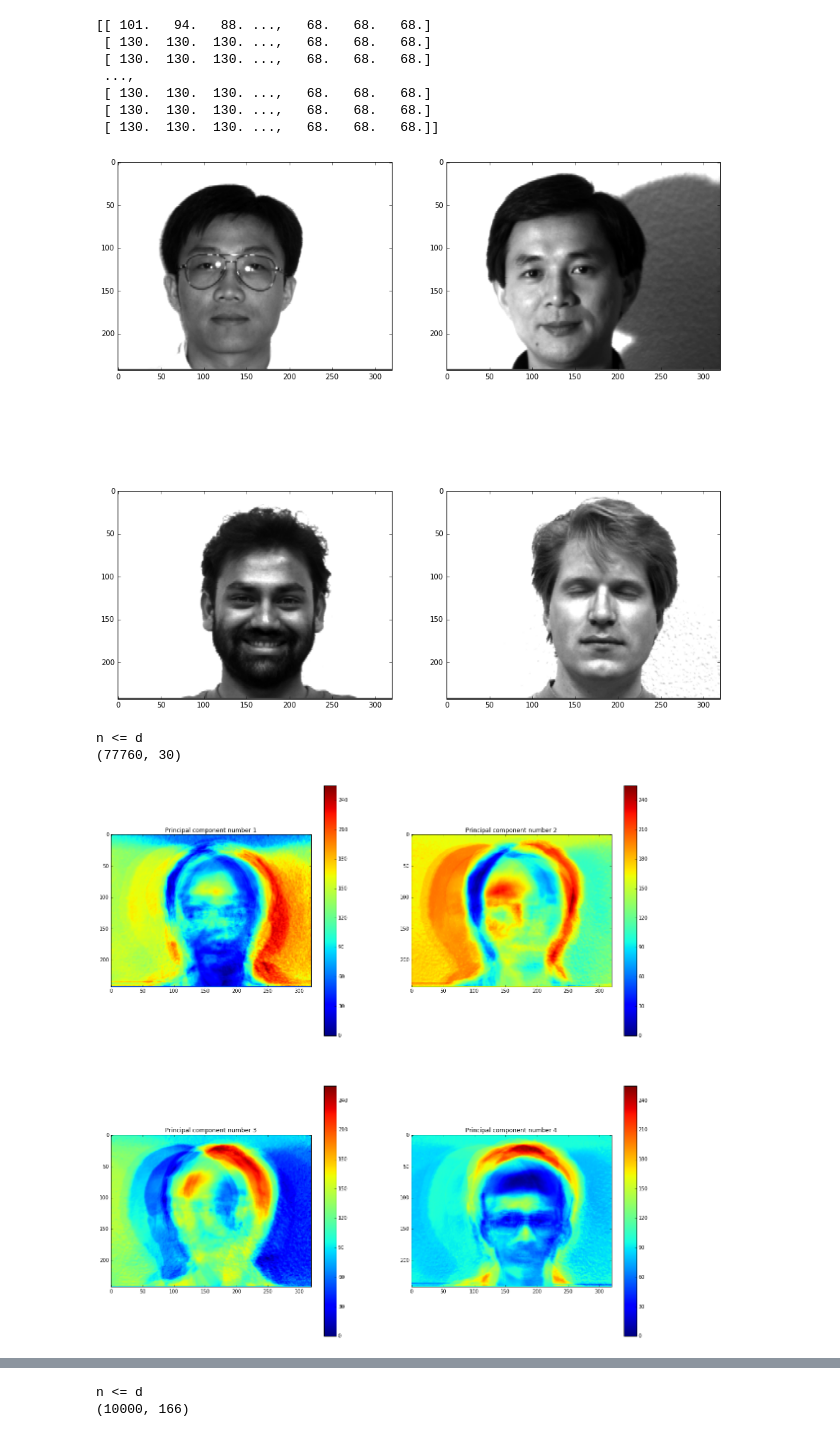
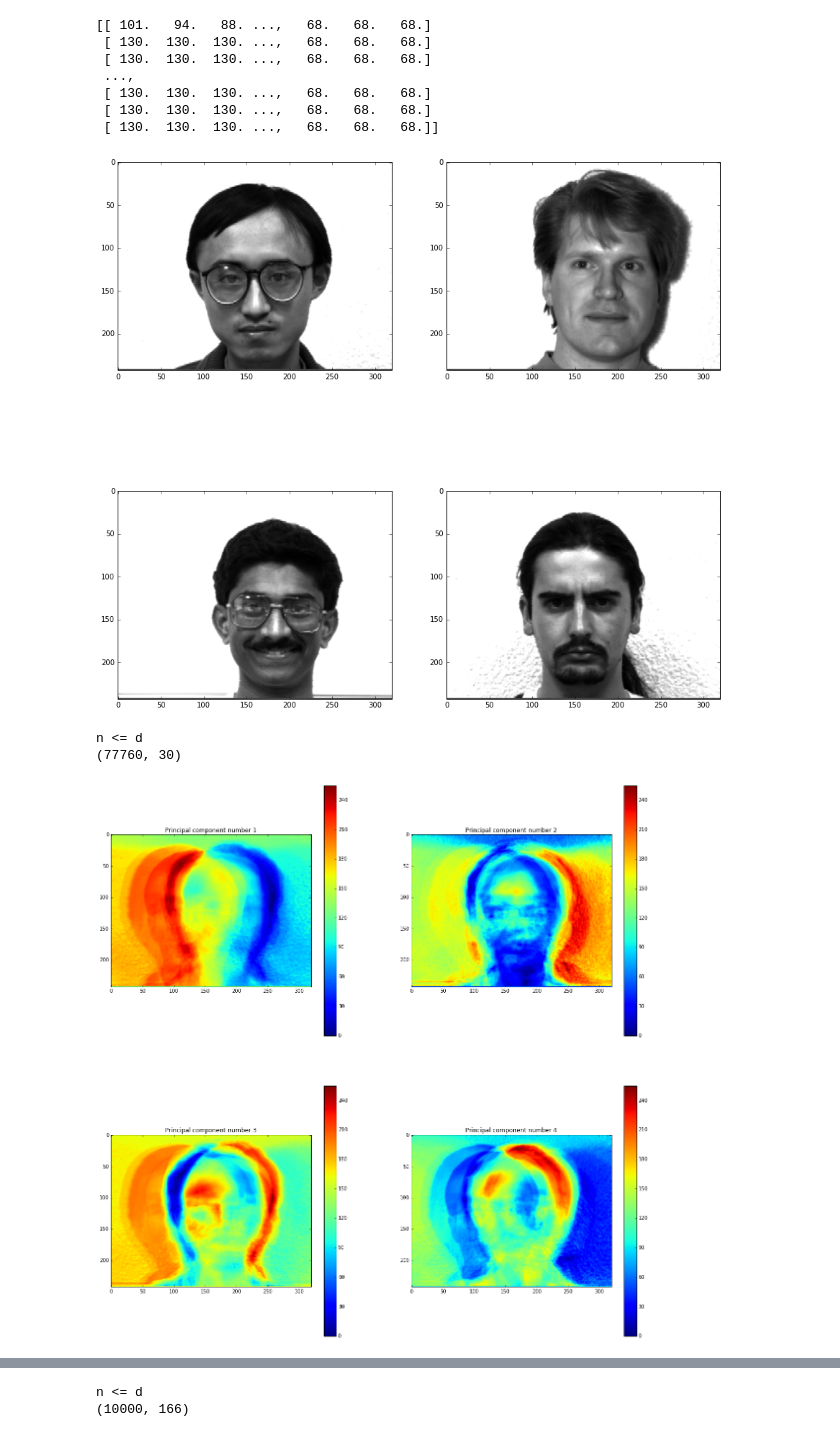
Before and after one commit to martinkersner/seoul-artificial-intelligence-meetup, a Jupyter notebook: eigen-fisher-faces/eigen-faces.ipynb, the cells around one changed output, grey strips where cells are left out. Saved outputs shown, nothing was run; the diff lists cells and outputs as text; code cells hidden in the pictures.

```diff
--- a/eigen-fisher-faces/eigen-faces.ipynb
+++ b/eigen-fisher-faces/eigen-faces.ipynb
@@ -58,17 +59,15 @@ print X
  [ 130.  130.  130. ...,   68.   68.   68.]]
 # %%
 # Display random faces.
-def display_random_face(rows, cols, pos):
+def display_random_face(X, rows, cols, pos, h, w):
     fig.add_subplot(rows, cols, pos)
-    plt.imshow(X[randint(0, num_faces), :].reshape((h, w)), cmap='gray')
+    plt.imshow(X[randint(0, num_faces-1), :].reshape((h, w)), cmap='gray')
 
-fig = plt.figure(figsize=(15,15))
-display_random_face(2, 2, 1)
-display_random_face(2, 2, 2)
-display_random_face(2, 2, 3)
-display_random_face(2, 2, 4)
+fig = plt.figure(figsize=(15, 15))
+for i in range(1, 5):
+    display_random_face(X, 2, 2, i, h, w)
 # %% [output]
-[figure, old version]
+[figure, new version]
 # %%
 # Compute PCA.
 #
@@ -163,16 +162,16 @@ n <= d
 # %%
 # Display Eigenfaces.
 def display_eigen_face(V, h, w, rows, cols, pos):
-    fig.add_subplot(rows, cols, pos)
+    fig.add_subplot(rows, cols, pos+1)
     plt.imshow(to_grayscale(V[:, pos], h, w), cmap='jet')
-    plt.title("Principal component number " + str(pos))
+    plt.title("Principal component number " + str(pos+1))
     plt.colorbar()
 
-fig = plt.figure(figsize=(20,20))
-for i in range (1, 5):
+fig = plt.figure(figsize=(20, 20))
+for i in range (0, 4):
     display_eigen_face(V_old, h, w, 2, 2, i)
 # %% [output]
-[figure, old version]
+[figure, new version]
 # %%
 # Detect faces.
 import cv2
```
Also changed, not shown: parts of 6 cells of this notebook.
